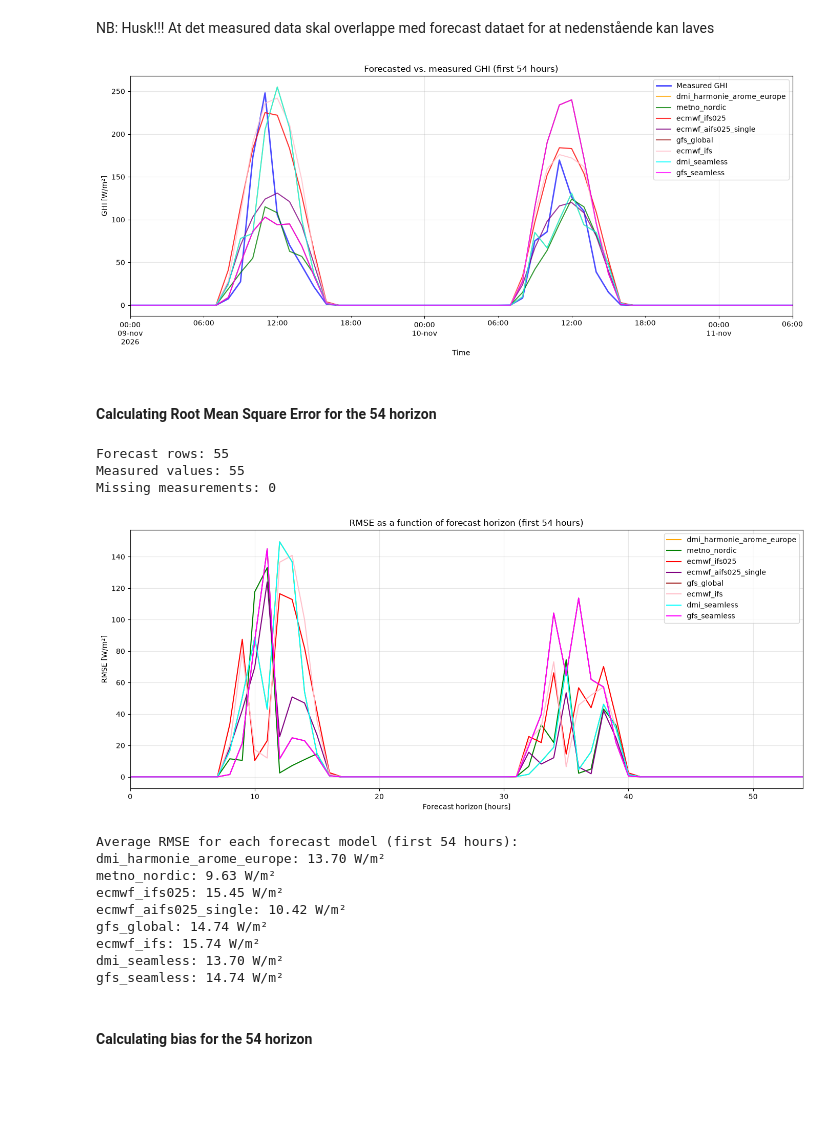
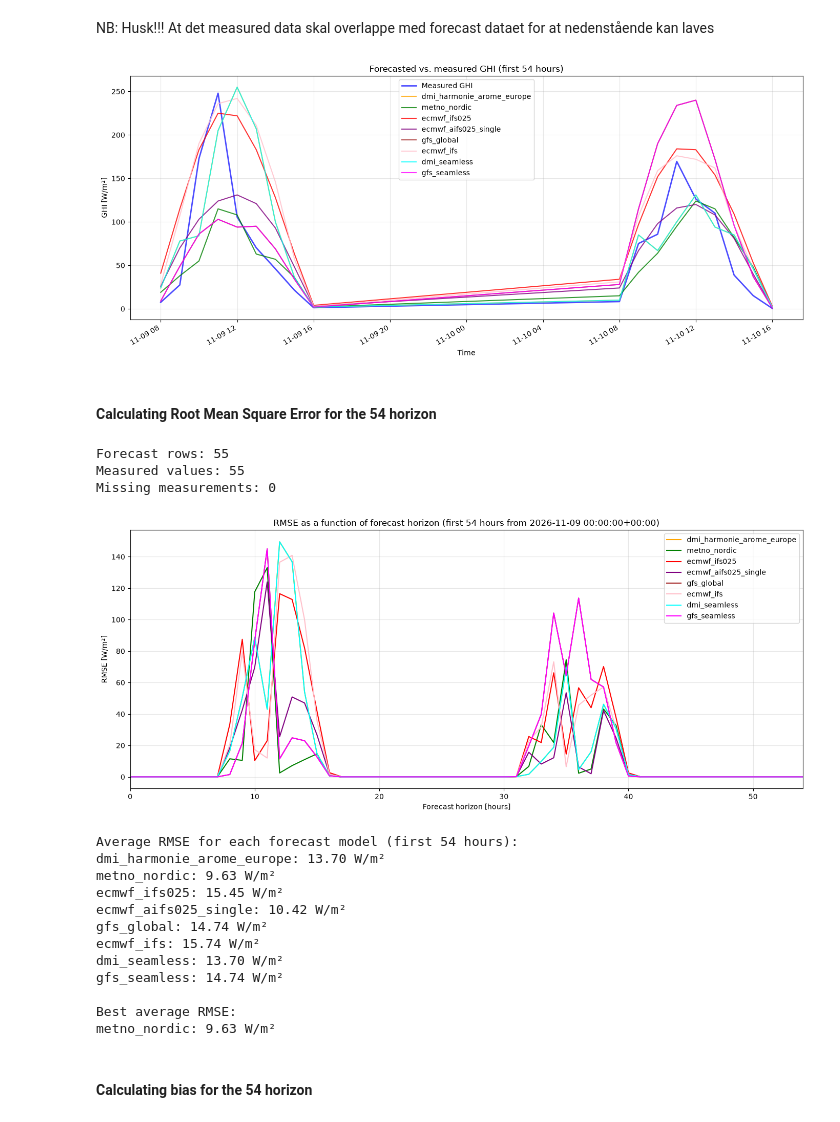
Before and after one commit to karlarye/Forecast-Solar-Assignment, a Jupyter notebook: assignment.ipynb, the cells around one changed output. Saved outputs shown, nothing was run; the diff lists cells and outputs as text; code cells hidden in the pictures; blank space fills up the shorter version.

Commit message:
Frankenstein forecast initiated - new bias plots generated

```diff
--- a/assignment.ipynb
+++ b/assignment.ipynb
@@ -171,35 +171,39 @@ NB: Husk!!! At det measured data skal overlappe med forecast dataet for at neden
 # %%
 # Plotting the forecast data against the measured data
 
-col_names = ['dmi_harmonie_arome_europe', 'metno_nordic', 'ecmwf_ifs025',
-             'ecmwf_aifs025_single', 'gfs_global', 'ecmwf_ifs', 'dmi_seamless', 'gfs_seamless']
+# All columns, excluding the last two as these are duplicates
+col_names =  forecast_data.columns.tolist()
 
 colors = ['orange', 'green', 'red', 'purple', 'brown', 'pink', 'cyan', 'magenta']
 
 # Restrict to the first 54 hours of the forecast
 start = forecast_data.index[0]
 end = start + pd.Timedelta(hours=54)
 fc = forecast_data.loc[start:end]
 measured = dmi_data['ghi'].loc[start:end]
 
+# Restrict to daylight hours - daylight = at least one model predicts GHI > 0
+mask_day = fc[col_names].max(axis=1) > 0
+fc = fc.loc[mask_day]
+measured = measured.loc[mask_day]
 
 fig, ax = plt.subplots(figsize=(14, 6))
 
 measured.plot(ax=ax, label='Measured GHI', color='blue', alpha=0.7, linewidth=2)
 
 for name, color in zip(col_names, colors):
     fc[name].plot(ax=ax, label=name, color=color, alpha=0.8)
 
 ax.set_xlabel('Time')
 ax.set_ylabel('GHI [W/m²]')
 ax.set_title('Forecasted vs. measured GHI (first 54 hours)')
 ax.legend()
 ax.grid(alpha=0.3)
 plt.tight_layout()
 plt.show()
 #plt.savefig('forecast_vs_measured_ghi_3_nov_54hours.png', dpi=300)
 # %% [output]
-[figure, old version]
+[figure, new version]
 # %% [markdown]
 #### Calculating Root Mean Square Error for the 54 horizon
 # %%
@@ -243,7 +247,7 @@ for name, color in zip(col_names, colors):
 
 ax.set_xlabel('Forecast horizon [hours]')
 ax.set_ylabel('RMSE [W/m²]')
-ax.set_title('RMSE as a function of forecast horizon (first 54 hours)')
+ax.set_title(f'RMSE as a function of forecast horizon (first 54 hours from {forecast_data.index[0]})')
 ax.set_xlim(0, 54)
 ax.legend()
 ax.grid(alpha=0.3)
@@ -254,11 +258,15 @@ plt.show()
 print("Average RMSE for each forecast model (first 54 hours):")
 for name, rmse in rmse_summary.items():
     print(f"{name}: {rmse:.2f} W/m²")
+
+print("\nBest average RMSE:")
+lowest_rmse_model = min(rmse_summary, key=rmse_summary.get)
+print(f"{lowest_rmse_model}: {rmse_summary[lowest_rmse_model]:.2f} W/m²")
 # %% [output]
 Forecast rows: 55
 Measured values: 55
 Missing measurements: 0
-[figure, old version]
+[figure, new version]
 Average RMSE for each forecast model (first 54 hours):
 dmi_harmonie_arome_europe: 13.70 W/m²
 metno_nordic: 9.63 W/m²
@@ -268,6 +276,9 @@ gfs_global: 14.74 W/m²
 ecmwf_ifs: 15.74 W/m²
 dmi_seamless: 13.70 W/m²
 gfs_seamless: 14.74 W/m²
+
+Best average RMSE:
+metno_nordic: 9.63 W/m²
 # %% [markdown]
 #### Calculating bias for the 54 horizon
 # %%
```
Also changed, not shown: parts of 5 cells of this notebook.
